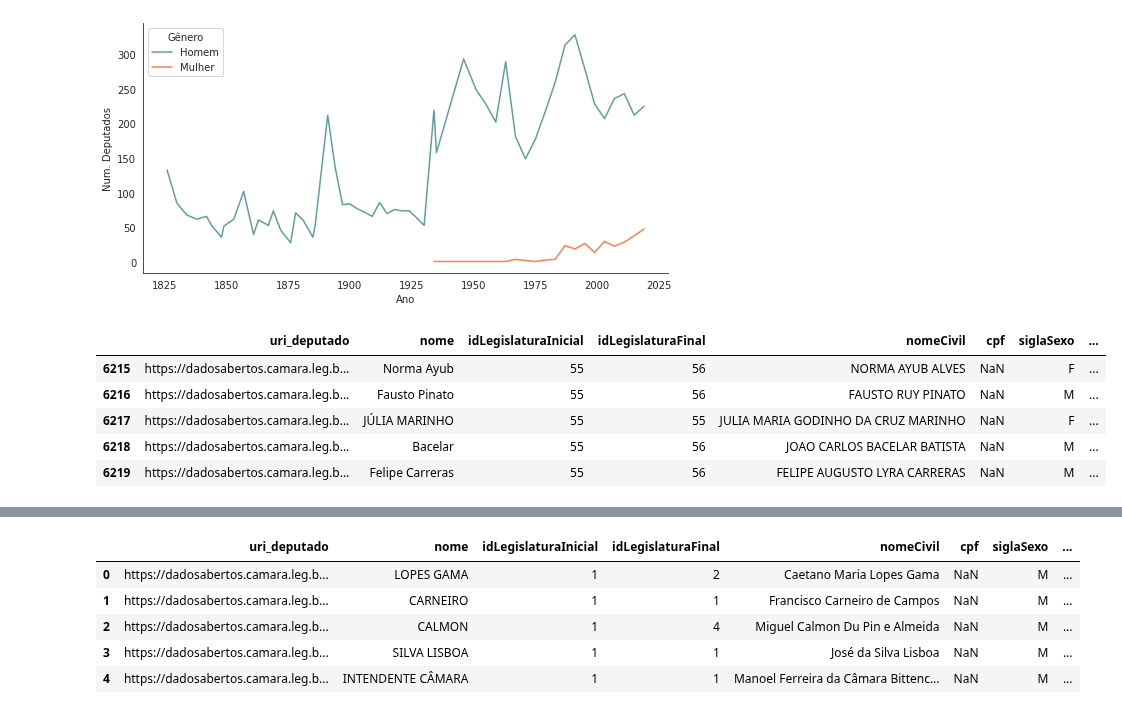
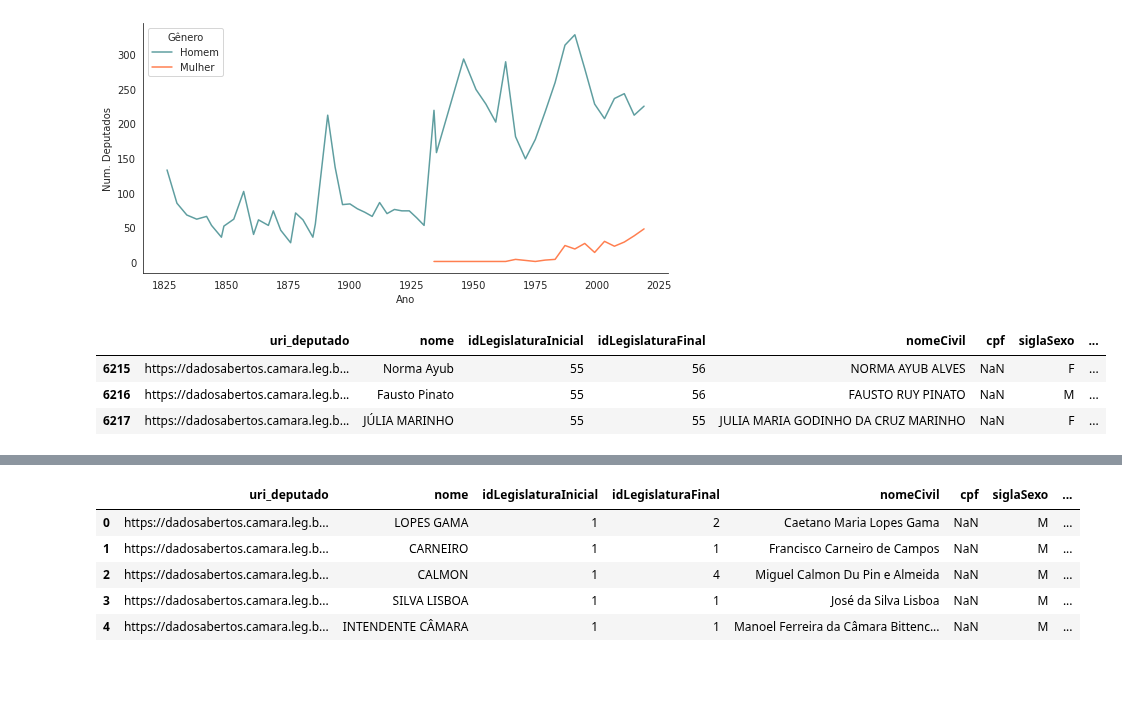
Before and after one commit to sartoriando/dotfiles, a Jupyter notebook: Rascunho_trabalho_final.ipynb, the cells around one changed output, grey strips where cells are left out. Saved outputs shown, nothing was run; the diff lists cells and outputs as text; code cells hidden in the pictures; blank space fills up the shorter version.

```diff
--- a/Rascunho_trabalho_final.ipynb
+++ b/Rascunho_trabalho_final.ipynb
@@ -55,0 +52,4 @@ mulheres = m[['nome','dataNascimento', 'idLegislaturaInicial', 'uri_deputado','n
+# %%
+# Expandindo dados de df_legislaturas, para incluir anos das legislaturas
+df_deputados = df_deputados.merge(df_legislaturas, left_on='idLegislaturaInicial', right_on='id')
+df_deputados.rename(columns={"uri_x": "uri_deputado", "uri_y": "uri_legislatura"}, inplace=True)
@@ -55,0 +62,5 @@ mulheres = m[['nome','dataNascimento', 'idLegislaturaInicial', 'uri_deputado','n
+# %%
+#  Criando coluna com ano de início da legislatura
+df_deputados['anoInicioLegislatura'] = df_deputados.dataInicio.apply(lambda x: int(x.split('-')[0]))
+
+df_deputados.head(3)
@@ -82,18 +107,17 @@ plt.show(evolucao)
 # df_deputados.tail(2)
 # df_deputados[df_deputados['nome'] == 'Rachel Marques'].uri.values
 # %%
-# Busca a legislatura da primeira mulher eleita para definir nova df
-mulheres.idLegislaturaInicial.min()
-# Df com dados de deputaods desde a 36a legislatura, quando foi eleita a primeira mulher.
-mulheres.idLegislaturaInicial.min()
+# # Busca a legislatura da primeira mulher eleita para definir nova df
+# mulheres.idLegislaturaInicial.min()
+# # Df com dados de deputaods desde a 36a legislatura, quando foi eleita a primeira mulher.
+# mulheres.idLegislaturaInicial.min()
+
 #  Dados detalhados dos deputados na 55a Legislatura
 df_deps_55 = df_deputados[df_deputados.idLegislaturaInicial == 55]
-df_deps_55.head()
+df_deps_55.head(3)
 # %% [output]
 |  | uri_deputado | nome | idLegislaturaInicial | idLegislaturaFinal | nomeCivil | cpf | siglaSexo | ... |
 | 6215 | https://dadosabertos.camara.leg.b... | Norma Ayub | 55 | 56 | NORMA AYUB ALVES | NaN | F | ... |
 | 6216 | https://dadosabertos.camara.leg.b... | Fausto Pinato | 55 | 56 | FAUSTO RUY PINATO | NaN | M | ... |
 | 6217 | https://dadosabertos.camara.leg.b... | JÚLIA MARINHO | 55 | 55 | JULIA MARIA GODINHO DA CRUZ MARINHO | NaN | F | ... |
-| 6218 | https://dadosabertos.camara.leg.b... | Bacelar | 55 | 56 | JOAO CARLOS BACELAR BATISTA | NaN | M | ... |
-| 6219 | https://dadosabertos.camara.leg.b... | Felipe Carreras | 55 | 56 | FELIPE AUGUSTO LYRA CARRERAS | NaN | M | ... |
 # %%
```
Also changed, not shown: parts of 11 cells of this notebook.
